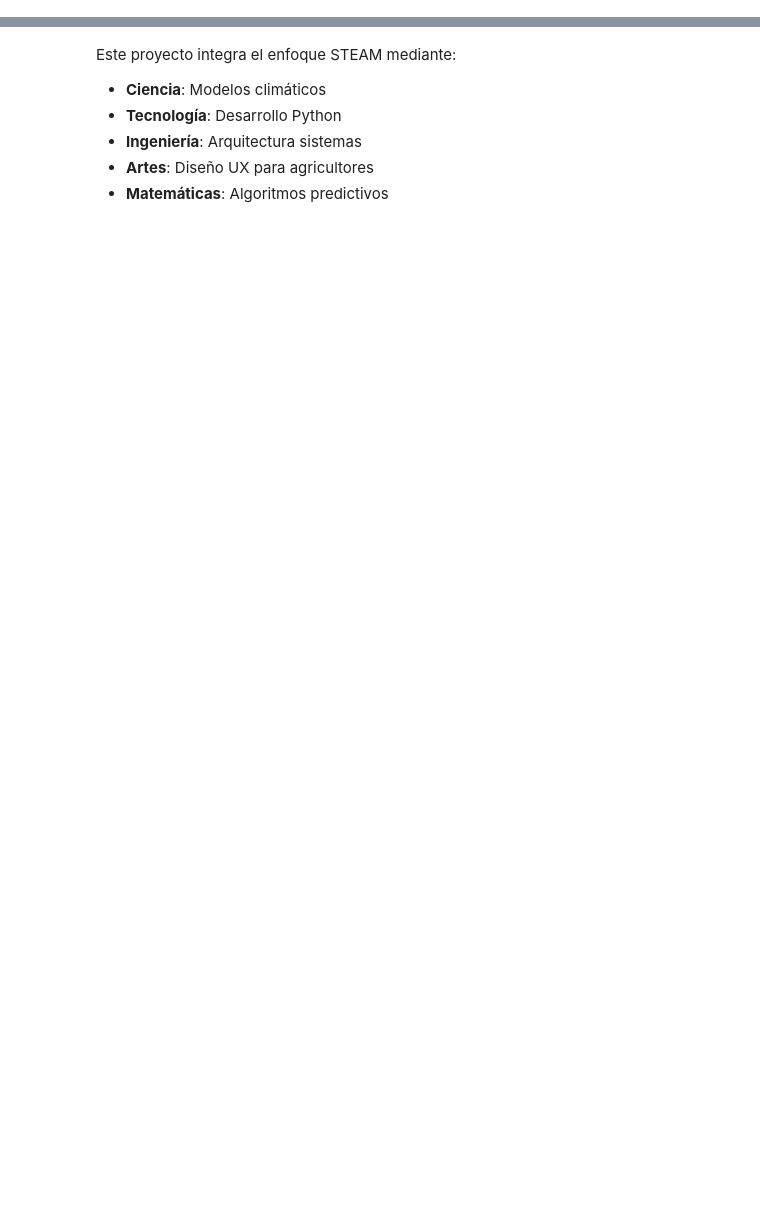
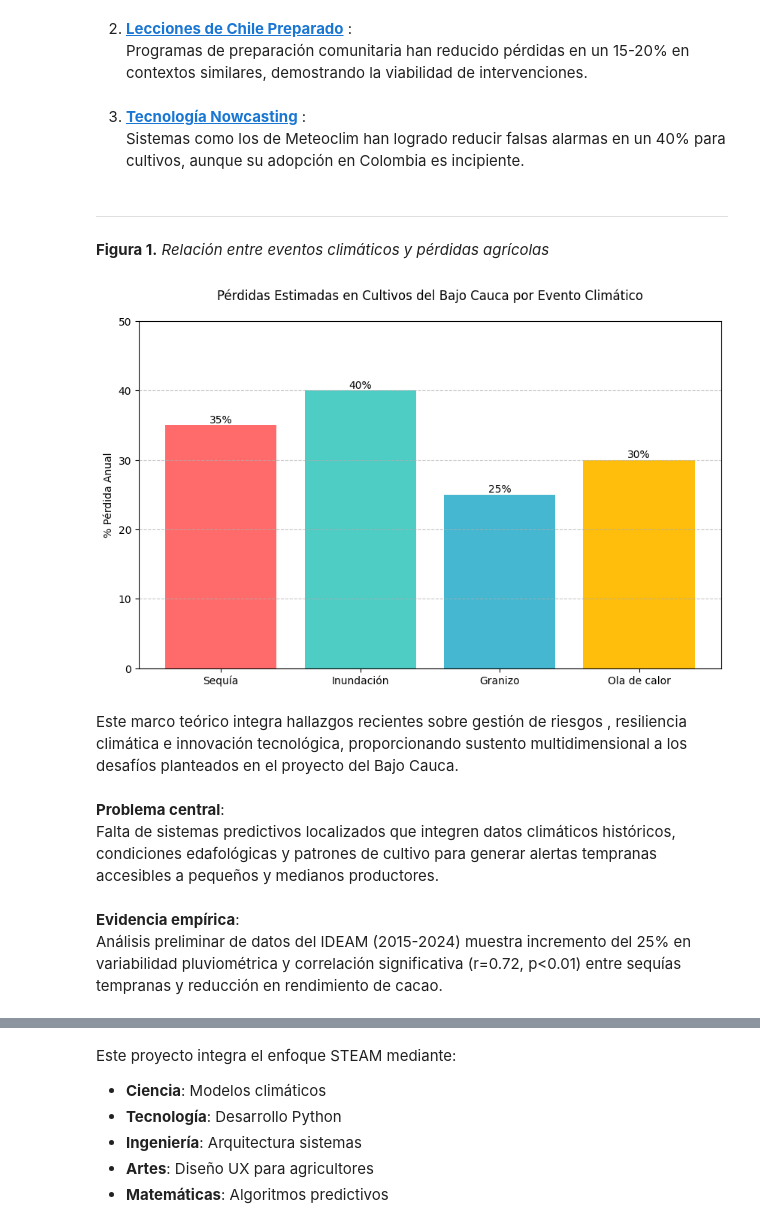
Before and after one commit to marco-canas/linea_invest_didact_math_data, a Jupyter notebook: 1_estrategia_comunicacion/1_regionalizacion_2025/borrador_proyecto.ipynb, the cells around one changed output, grey strips where cells are left out. Drawn from its saved outputs; the diff is of its cells as text; code cells hidden in the pictures; blank space fills up the shorter version.

Commit message:
borrador de proyecto con cronograma y presupuesto.

```diff
--- a/1_estrategia_comunicacion/1_regionalizacion_2025/borrador_proyecto.ipynb
+++ b/1_estrategia_comunicacion/1_regionalizacion_2025/borrador_proyecto.ipynb
@@ -103,0 +140,49 @@ Desarrollar una plataforma predictiva basada en Python para gestión de riesgos
+# %% [markdown]
+
+2. [**Lecciones de Chile Preparado**](https://www.caf.com/es/actualidad/noticias/caf-impulsa-la-prevencion-y-gestion-de-riesgos-de-desastres-en-america-latina-y-el-caribe/) :
+   Programas de preparación comunitaria han reducido pérdidas en un 15-20% en contextos similares, demostrando la viabilidad de intervenciones.
+# %% [markdown]
+
+3. [**Tecnología Nowcasting**](https://www.wdna.com/blog/medios/carlos-alonso-cofundador-y-ceo-de-meteoclim-ante-episodios-extremos-es-necesario-adelantar-la-toma-de-decisiones) :
+   Sistemas como los de Meteoclim han logrado reducir falsas alarmas en un 40% para cultivos, aunque su adopción en Colombia es incipiente.
+# %% [markdown]
+
+---
+
+**Figura 1.** *Relación entre eventos climáticos y pérdidas agrícolas*
+# %%
+import matplotlib.pyplot as plt
+import numpy as np
+
+# Datos simulados basados en IDEAM y CAF
+eventos = ['Sequía', 'Inundación', 'Granizo', 'Ola de calor']
+perdidas = [35, 40, 25, 30]  # Porcentajes promedio
+
+plt.figure(figsize=(10,6))
+bars = plt.bar(eventos, perdidas, color=['#FF6B6B', '#4ECDC4', '#45B7D1', '#FFBE0B'])
+plt.title('Pérdidas Estimadas en Cultivos del Bajo Cauca por Evento Climático', pad=20)
+plt.ylabel('% Pérdida Anual')
+plt.ylim(0,50)
+
+# Añadir etiquetas
+for bar in bars:
+    height = bar.get_height()
+    plt.text(bar.get_x() + bar.get_width()/2., height,
+             f'{int(height)}%', ha='center', va='bottom')
+
+plt.grid(axis='y', linestyle='--', alpha=0.7)
+plt.savefig(r"C:\Users\marco\Downloads\perdidas_estimadas_cultivos.png")
+plt.show()
+# %% [output]
+[figure, added]
+# %% [markdown]
+
+Este marco teórico integra hallazgos recientes sobre gestión de riesgos , resiliencia climática  e innovación tecnológica, proporcionando sustento multidimensional a los desafíos planteados en el proyecto del Bajo Cauca.
+# %% [markdown]
+
+**Problema central**:
+Falta de sistemas predictivos localizados que integren datos climáticos históricos, condiciones edafológicas y patrones de cultivo para generar alertas tempranas accesibles a pequeños y medianos productores.
+# %% [markdown]
+
+**Evidencia empírica**:
+Análisis preliminar de datos del IDEAM (2015-2024) muestra incremento del 25% en variabilidad pluviométrica y correlación significativa (r=0.72, p<0.01) entre sequías tempranas y reducción en rendimiento de cacao.
```
Also changed, not shown: parts of 57 cells of this notebook, 4 other files.
